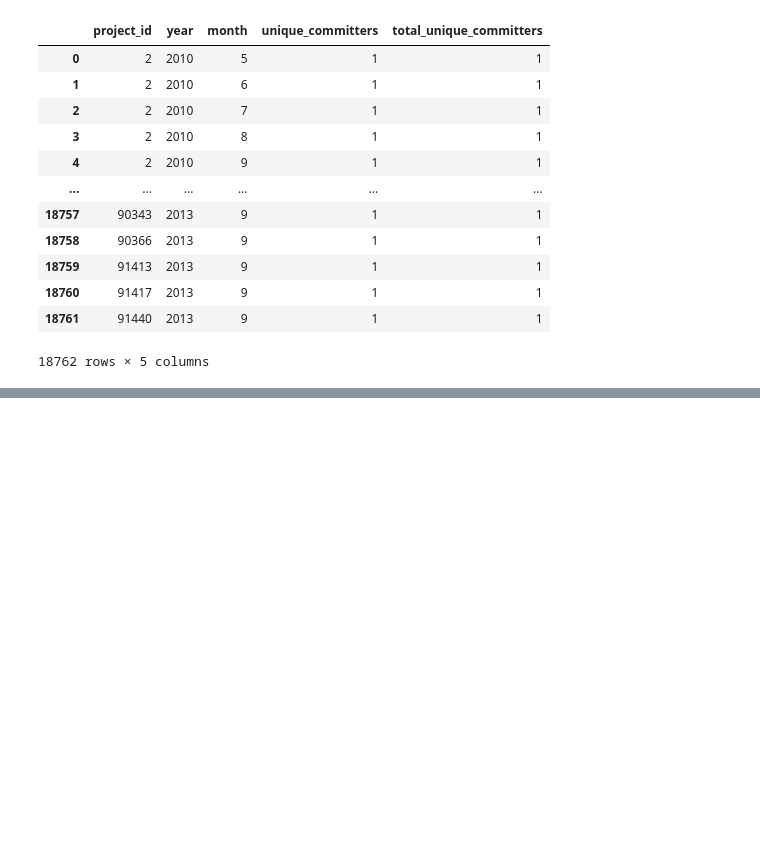
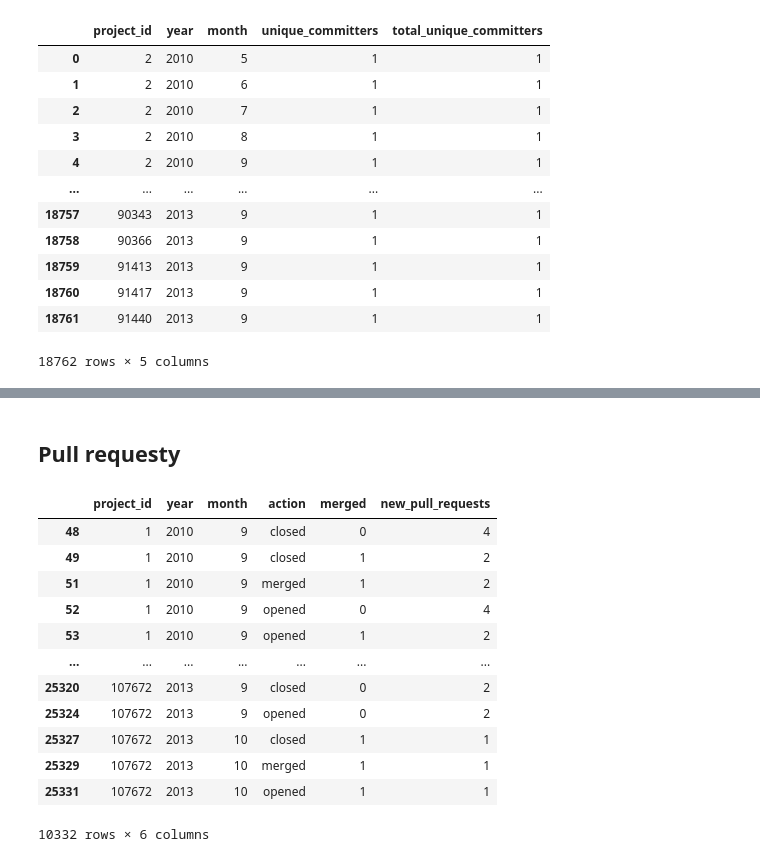
Before and after one commit to DuDiiC/engineering-thesis, a Jupyter notebook: notebooks/02_data_preparing/data_preparing.ipynb, the cells around one changed output, grey strips where cells are left out. Saved outputs shown, nothing was run; the diff lists cells and outputs as text; code cells hidden in the pictures; blank space fills up the shorter version.

Commit message:
Data preparing refactored

```diff
--- a/notebooks/02_data_preparing/data_preparing.ipynb
+++ b/notebooks/02_data_preparing/data_preparing.ipynb
@@ -67,5 +68,13 @@ projects
 | 7820350 | 108740 | rails | Ruby | 2013-09-26 14:38:42 | 2013 | 11 | 2 |
 | 7820351 | 108740 | rails | Ruby | 2013-09-26 14:38:42 | 2013 | 12 | 3 |
 1810601 rows × 7 columns
+# %%
+def add_year_and_month_to_df(df):
+    """
+    Dodaje do DataFrame kolumny year oraz month na podstawie wartości w kolumnie created_at
+    """
+
+    df['year'] = df['created_at'].dt.year
+    df['month'] = df['created_at'].dt.month
 # %% [markdown]
 ## Commity
@@ -151,0 +356,11 @@ committers
+# %% [markdown]
+## Pull requesty
+# %%
+def pre_prepare_pull_requests(pull_requests):
+    """
+    opis
+    """
+
+    add_year_and_month_to_df(pull_requests)
+    pull_requests = grouped_pull_requests(pull_requests)
+    return pull_requests
@@ -151,0 +470,17 @@ committers
+# %%
+pull_requests = pre_prepare_pull_requests(pd.read_pickle('../../data/01_data_from_db/pull_requests_with_history.pkl'))
+pull_requests
+# %% [output]
+|  | project_id | year | month | action | merged | new_pull_requests |
+| 48 | 1 | 2010 | 9 | closed | 0 | 4 |
+| 49 | 1 | 2010 | 9 | closed | 1 | 2 |
+| 51 | 1 | 2010 | 9 | merged | 1 | 2 |
+| 52 | 1 | 2010 | 9 | opened | 0 | 4 |
+| 53 | 1 | 2010 | 9 | opened | 1 | 2 |
+| ... | ... | ... | ... | ... | ... | ... |
+| 25320 | 107672 | 2013 | 9 | closed | 0 | 2 |
+| 25324 | 107672 | 2013 | 9 | opened | 0 | 2 |
+| 25327 | 107672 | 2013 | 10 | closed | 1 | 1 |
+| 25329 | 107672 | 2013 | 10 | merged | 1 | 1 |
+| 25331 | 107672 | 2013 | 10 | opened | 1 | 1 |
+10332 rows × 6 columns
```
Also changed, not shown: parts of 67 cells of this notebook.
